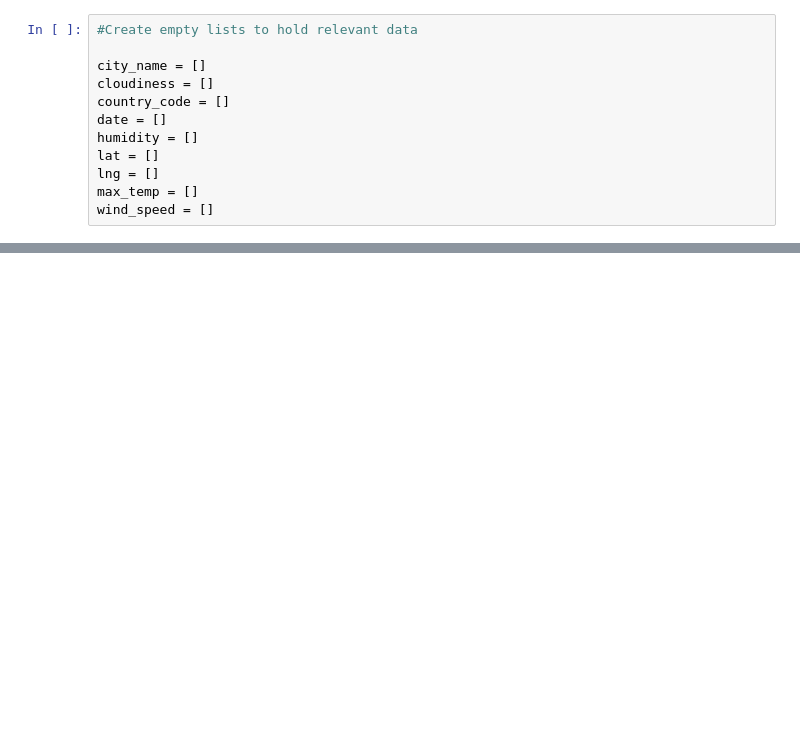
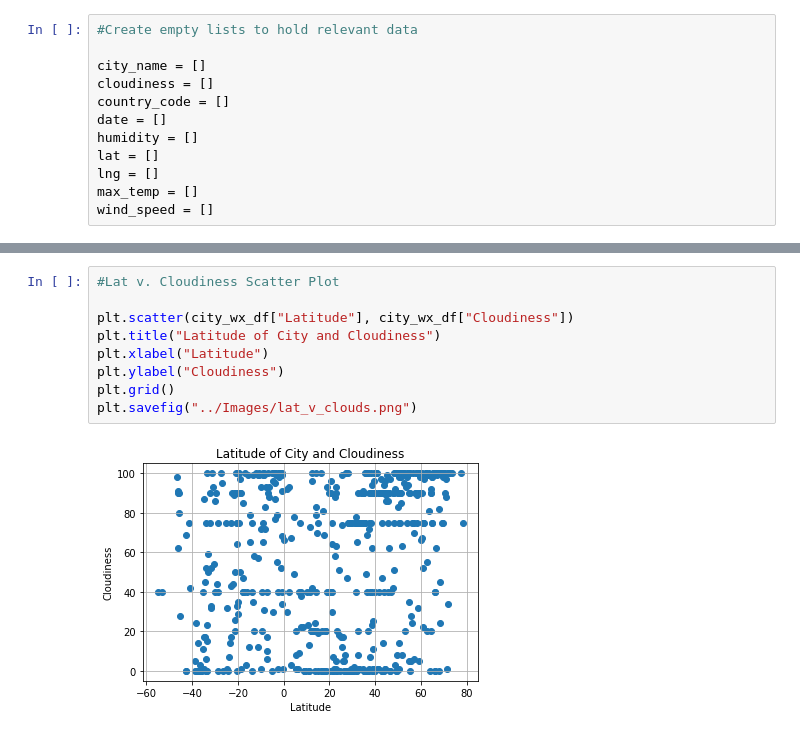
Before and after one commit to geofftm/python-api-challenge, a Jupyter notebook: WeatherPY/WeatherPy.ipynb, the cells around one changed output, grey strips where cells are left out. Saved outputs shown, nothing was run; the diff lists cells and outputs as text; blank space fills up the shorter version.

```diff
--- a/WeatherPY/WeatherPy.ipynb
+++ b/WeatherPY/WeatherPy.ipynb
@@ -104,0 +207,11 @@ print(json.dumps(response, indent=4, sort_keys=True))
+# %%
+#Lat v. Cloudiness Scatter Plot
+
+plt.scatter(city_wx_df["Latitude"], city_wx_df["Cloudiness"])
+plt.title("Latitude of City and Cloudiness")
+plt.xlabel("Latitude")
+plt.ylabel("Cloudiness")
+plt.grid()
+plt.savefig("../Images/lat_v_clouds.png")
+# %% [output]
+[figure, added]
```
Also changed, not shown: parts of 14 cells of this notebook, 5 other files.
